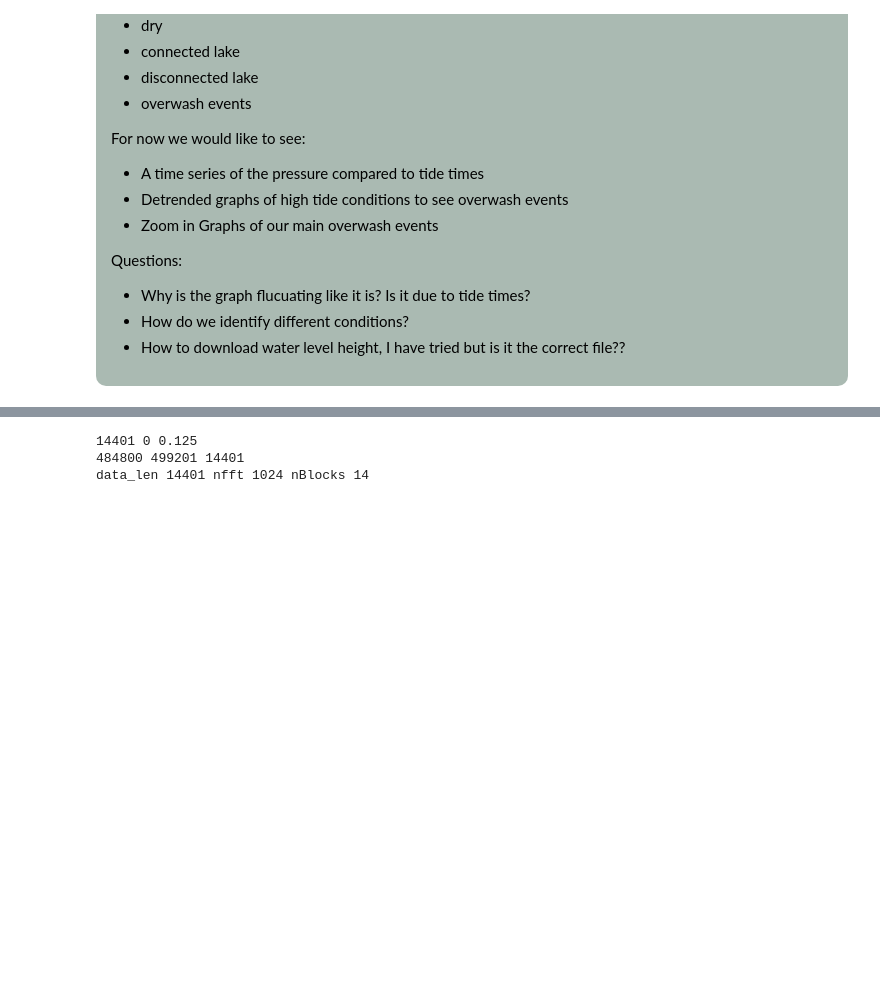
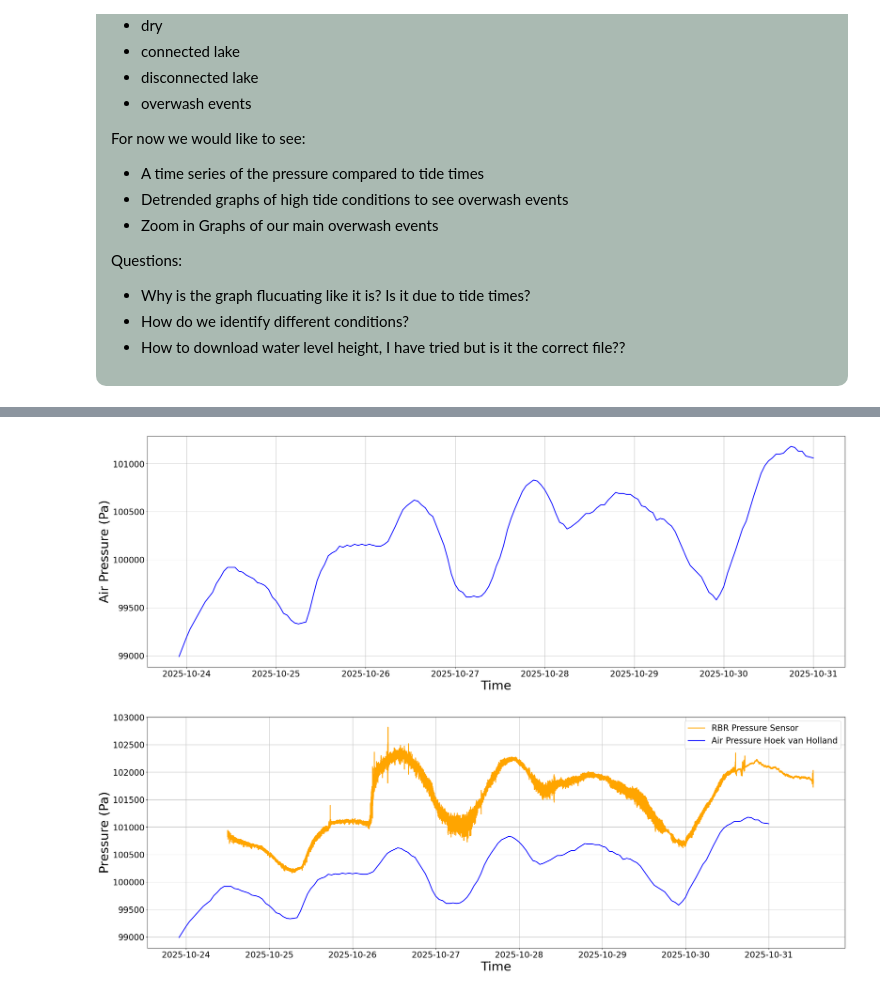
Before and after one commit to tudelftstormtroopers/stormbenjamin, a Jupyter notebook: PS_Lake_Analysis/Pressure_to_Elevation_Clean.ipynb, the cells around one changed output, grey strips where cells are left out. Saved outputs shown, nothing was run; the diff lists cells and outputs as text; code cells hidden in the pictures; blank space fills up the shorter version.

```diff
--- a/PS_Lake_Analysis/Pressure_to_Elevation_Clean.ipynb
+++ b/PS_Lake_Analysis/Pressure_to_Elevation_Clean.ipynb
@@ -47,16 +43,17 @@ from scipy.stats import chi2     #importing confidence interval package
 
 from scipy.optimize import root
 # %%
-# Imput cell
+# Input cell
 # Here you can import all the files which are needed for the plots below
 
-folder = r"D:\Studie\Master\Stormtroopers\Data"
+folder = r"C:\Users\mscha\Documents\Stormtroopers\Data_files\Data_storm_benjamin\Lake_Analysis"
 
 Start_time = datetime.datetime(2025,10,24,0,0,0) # (YYYY,MM,DD,hh,mm,ss)
 End_time = datetime.datetime(2025,10,30,12,0,0) # (YYYY,MM,DD,hh,mm,ss)
 
 air_pressure_file_name = 'HVH_AirPressure_23102025_30102025.txt'
-tide_NAP_file_name = 'Waterhoogte Astronomisch t.o.v. NAP Hoek van Holland.csv'
-waterlevel_NAP_file_name = '20251125_074.csv'
+tide_NAP_file_name = 'Tide_Data_Benjamin.csv'
+waterlevel_NAP_file_name = 'Water_Level_Benjamin.csv'
+wave_file_name = 'Wave_Data_Benjamin.csv'
 raw_pressure_sensor_data_file_name = '202438_20251031_1250_stormtroopers Oct 2025_data.txt'
-smooth_pressure_sensor_data_file_name = 'To be named' # Not yet available
+smooth_pressure_sensor_data_file_name = '1minute_pressure_data.csv'
@@ -641,15 +67,0 @@ Hs RBR4 Lowerbound = 1.05 m
-# %%
-len_data = len(rbr_01_eta)
-nan_count = np.isnan(rbr_01_eta).sum()
-sample_dt = np.median(np.diff(rbr_01['time'].astype('int64')/1e9))  # seconds
-print(len_data, nan_count, sample_dt)
-
-print(index_start, index_end, index_end-index_start)
-
-data_len = len(rbr_01_eta)
-chosen_nfft = 1024   # or whatever you pass into wave_spectrum
-print('data_len', data_len, 'nfft', chosen_nfft, 'nBlocks', data_len // chosen_nfft)
-# %% [output]
-14401 0 0.125
-484800 499201 14401
-data_len 14401 nfft 1024 nBlocks 14
@@ -655,0 +187,29 @@ data_len 14401 nfft 1024 nBlocks 14
+# %%
+## Plot RBR & Air Pressure Data
+
+# Plot Air Pressure Data
+
+plt.figure(1,figsize=(30,10))
+plt.plot(air_pressure.index, air_pressure['P'], color='blue', linewidth=2)
+plt.xlabel('Time', fontsize=30)
+plt.ylabel('Air Pressure (Pa)', fontsize=30)
+plt.xticks(fontsize=20)
+plt.yticks(fontsize=20)
+plt.grid()
+plt.show()
+
+## Plot raw RBR data and air pressure data
+
+plt.figure(1,figsize=(30,10))
+plt.plot(rbr_data['time'], rbr_data['pressure'], label='RBR Pressure Sensor', color='orange', linewidth=2)
+plt.plot(air_pressure.index, air_pressure['P'] , label='Air Pressure Hoek van Holland', color='blue', linewidth=2)
+plt.xlabel('Time', fontsize=30)
+plt.ylabel('Pressure (Pa)', fontsize=30)
+plt.xticks(fontsize=20)
+plt.yticks(fontsize=20)
+plt.legend(fontsize=20)
+plt.grid()
+plt.show()
+# %% [output]
+[figure, added]
+[figure, added]
```
Also changed, not shown: parts of 30 cells of this notebook, 1 other file.
